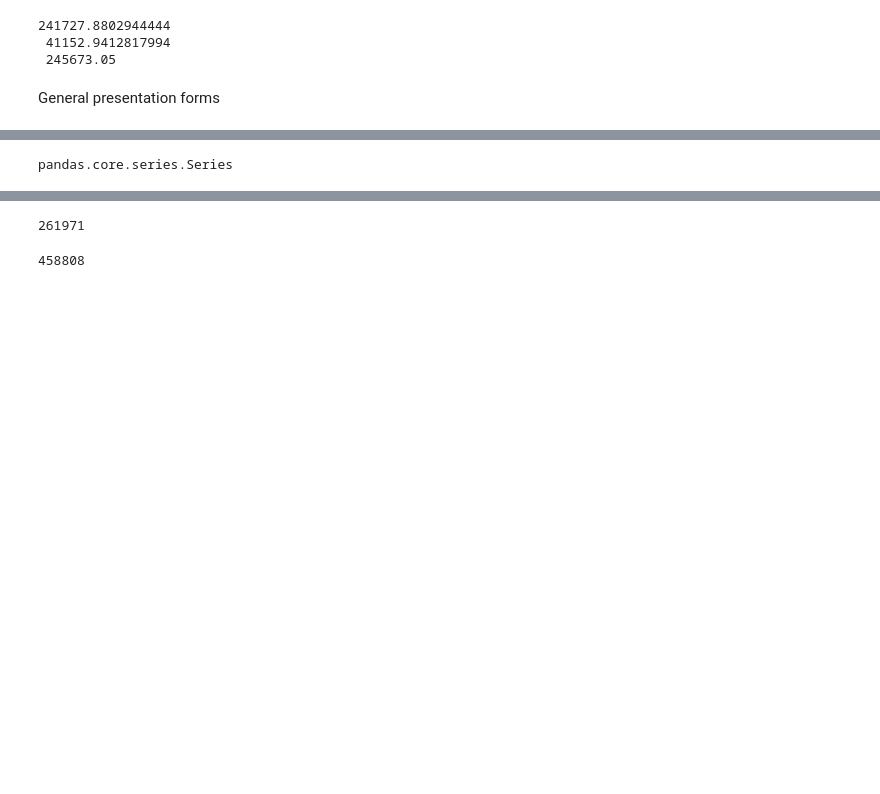
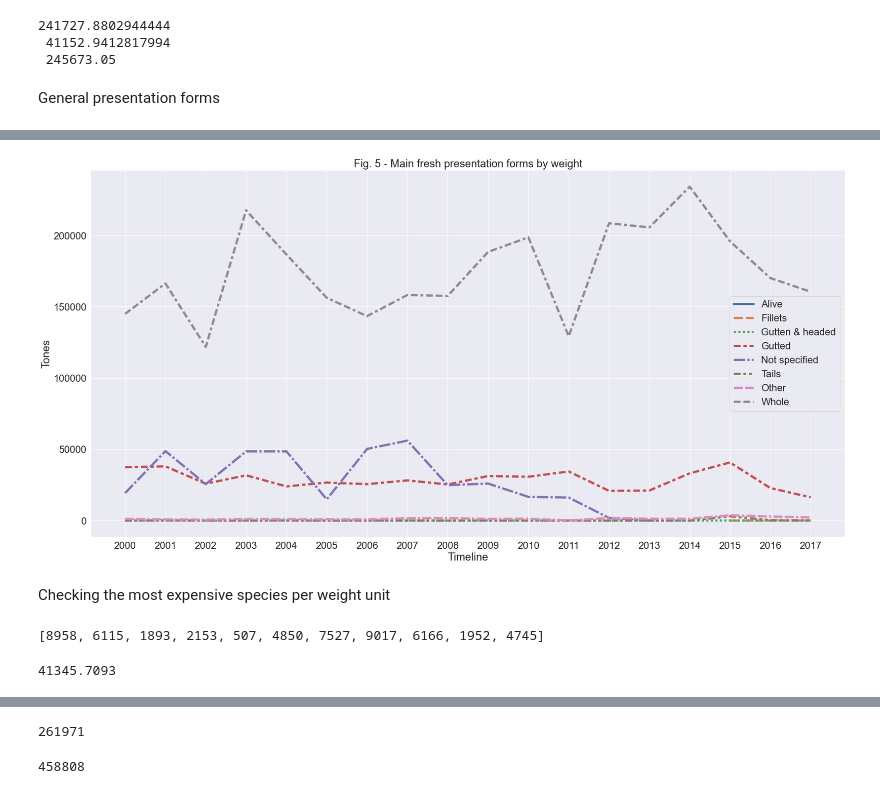
Before and after one commit to Carloselrecharlie/CA2, a Jupyter notebook: Fishery report.ipynb, the cells around one changed output, grey strips where cells are left out. Saved outputs shown, nothing was run; the diff lists cells and outputs as text; code cells hidden in the pictures; blank space fills up the shorter version.

```diff
--- a/Fishery report.ipynb
+++ b/Fishery report.ipynb
@@ -597,5 +615,24 @@ An average of 29,266.82 tones have an unknow presentation form and this accounts
+# %%
+# each plot is specified by its corresponding row (total aquatic animals, and total aquatic animal for human consumption)
+ax = sns.lineplot(data=[irishDF.loc[2052][4:],irishDF.loc[2175][4:],irishDF.loc[2305][4:],irishDF.loc[2715][4:],irishDF.loc[3588][4:],irishDF.loc[3933][4:],irishDF.loc[4337][4:],irishDF.loc[4890][4:]],linewidth = 5).set(
+    xlabel ="Timeline",
+    ylabel = "Tones",
+    title = 'Fig. 5 - Main fresh presentation forms by weight')
+
+# setting up size and legend
+sns.set(font_scale=2, rc={'figure.figsize':(30,15)}) # tick label font size and chart size
+plt.legend(labels=['Alive', 'Fillets', 'Gutten & headed', 'Gutted', 'Not specified', 'Tails', 'Other', 'Whole']);
+# %% [output]
+[figure, added]
+# %% [markdown]
+Checking the most expensive species per weight unit
 # %%
-test = irishDF['2015'].nlargest(n=10)
-type(test)
+# Calculating the means of the selected rows (rather than columns, reason why I applied the describe to axis X), then sorted the rows by mean in descending order, and limited the output up to the 12th. Stored indexes in a list
+expensiveIrishIndexList = irishDF.query('dest_use == "TOTAL" & unit == "EUR_T"').iloc[:,4:].apply(pd.DataFrame.describe, axis=1).sort_values('mean',ascending=False).head(11).index.tolist()
+expensiveIrishIndexList
 # %% [output]
-pandas.core.series.Series
+[8958, 6115, 1893, 2153, 507, 4850, 7527, 9017, 6166, 1952, 4745]
+# %%
+irishDF.iloc[8958, 4:].mean()
+# %% [output]
+41345.7093
```
Also changed, not shown: parts of 18 cells of this notebook.
